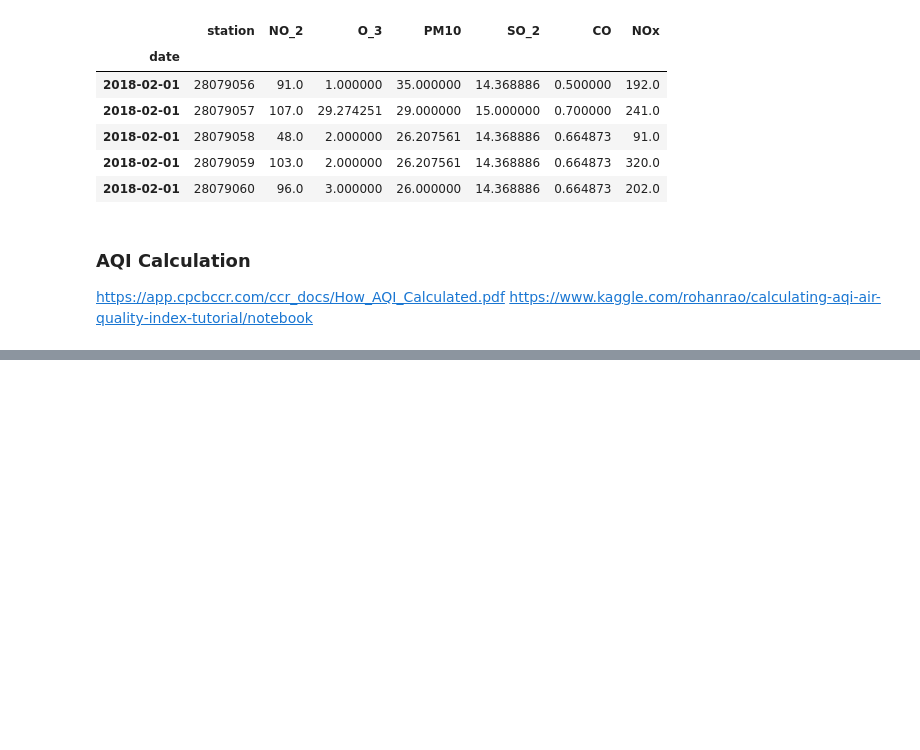
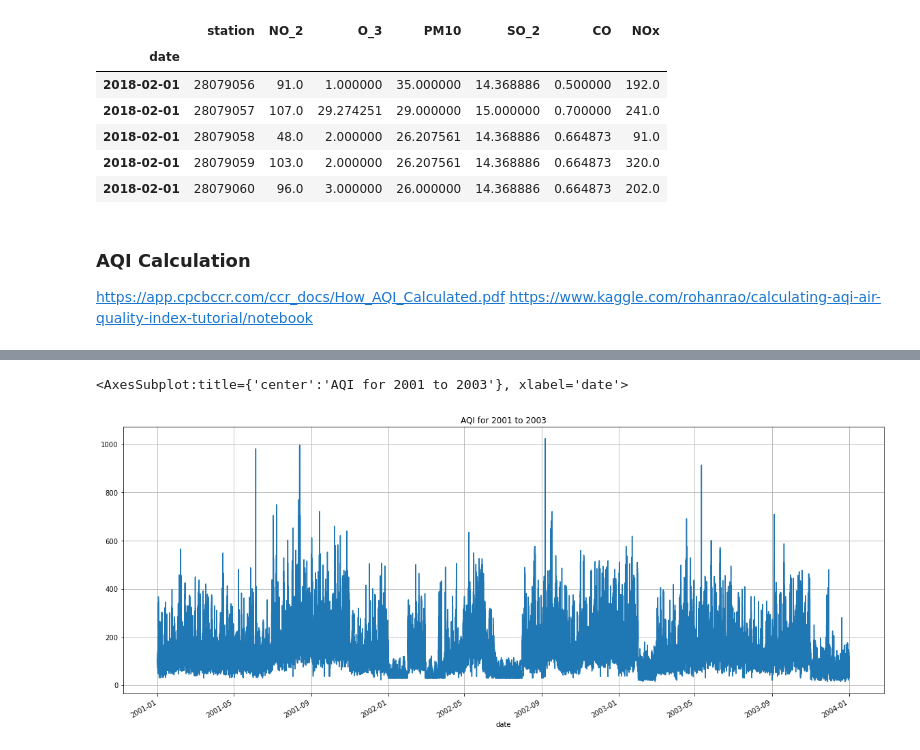
Before and after one commit to lisachukwu/PP22-W607, a Jupyter notebook: W706.ipynb, the cells around one changed output, grey strips where cells are left out. Drawn from its saved outputs; the diff is of its cells as text; code cells hidden in the pictures; blank space fills up the shorter version.

```diff
--- a/W706.ipynb
+++ b/W706.ipynb
@@ -327,0 +358,5 @@ sns.lineplot(x=clean_df.index.year,y=clean_df["AQI_calculated"])
+# %%
+aqi_data.loc['2001':'2003'].plot(grid=True, figsize=(20,8), title="AQI for 2001 to 2003")
+# %% [output]
+<AxesSubplot:title={'center':'AQI for 2001 to 2003'}, xlabel='date'>
+[figure, added]
```
Also changed, not shown: parts of 21 cells of this notebook.
